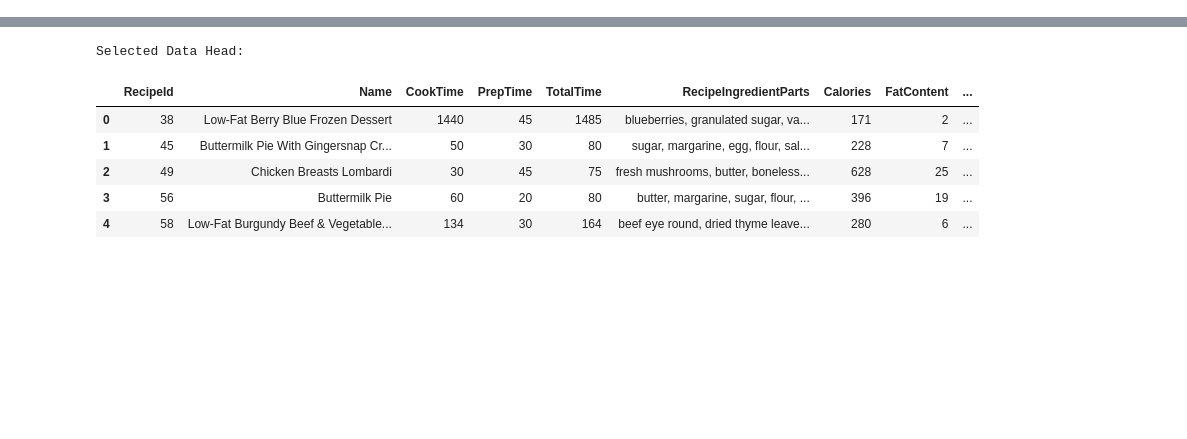
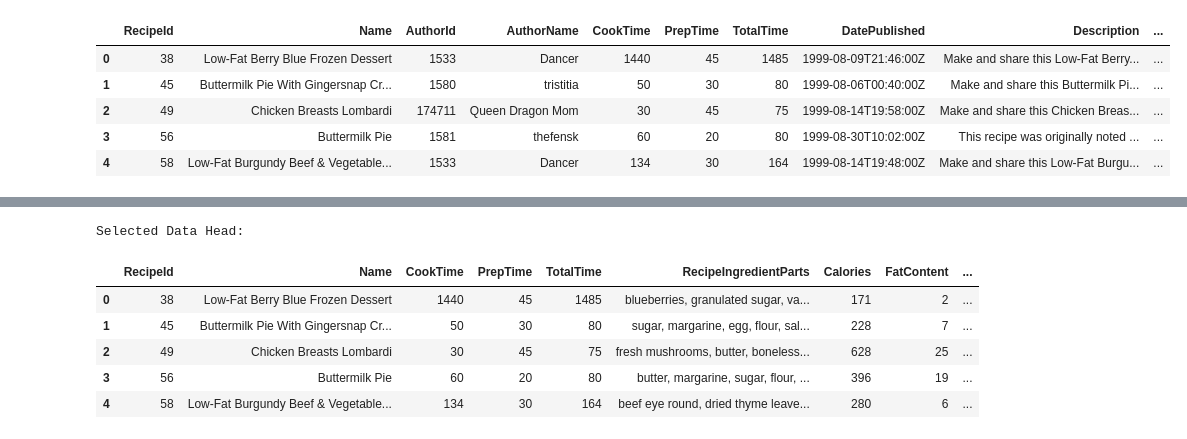
Before and after one commit to Akmal7604/Capstone_Akmal_Andri_Zahran, a Jupyter notebook: Andri/test.ipynb, the cells around one changed output, grey strips where cells are left out. Saved outputs shown, nothing was run; the diff lists cells and outputs as text; code cells hidden in the pictures; blank space fills up the shorter version.

Commit message:
final progress andri

```diff
--- a/Andri/test.ipynb
+++ b/Andri/test.ipynb
@@ -109,0 +112,13 @@ GENERAL_CULTURE_AND_FLAVOR_KEYWORDS = {
+# %%
+# Tampilkan semua kolom
+pd.set_option('display.max_columns', None)  # Tidak ada batas jumlah kolom
+pd.set_option('display.expand_frame_repr', False)  # Tampilkan dalam 1 baris (jika memungkinkan)
+df = pd.read_csv("C:/Users/andri/Documents/Andri Martin/Trisakti/Semester 6/DBS_Coding-Camp2025/Capstone/Capstone/Capstone_Akmal_Andri_Zahran/recipes_new.csv")
+df.head()
+# %% [output]
+|  | RecipeId | Name | AuthorId | AuthorName | CookTime | PrepTime | TotalTime | DatePublished | Description | ... |
+| 0 | 38 | Low-Fat Berry Blue Frozen Dessert | 1533 | Dancer | 1440 | 45 | 1485 | 1999-08-09T21:46:00Z | Make and share this Low-Fat Berry... | ... |
+| 1 | 45 | Buttermilk Pie With Gingersnap Cr... | 1580 | tristitia | 50 | 30 | 80 | 1999-08-06T00:40:00Z | Make and share this Buttermilk Pi... | ... |
+| 2 | 49 | Chicken Breasts Lombardi | 174711 | Queen Dragon Mom | 30 | 45 | 75 | 1999-08-14T19:58:00Z | Make and share this Chicken Breas... | ... |
+| 3 | 56 | Buttermilk Pie | 1581 | thefensk | 60 | 20 | 80 | 1999-08-30T10:02:00Z | This recipe was originally noted ... | ... |
+| 4 | 58 | Low-Fat Burgundy Beef & Vegetable... | 1533 | Dancer | 134 | 30 | 164 | 1999-08-14T19:48:00Z | Make and share this Low-Fat Burgu... | ... |
```
Also changed, not shown: parts of 2 cells of this notebook, 2 other files.
